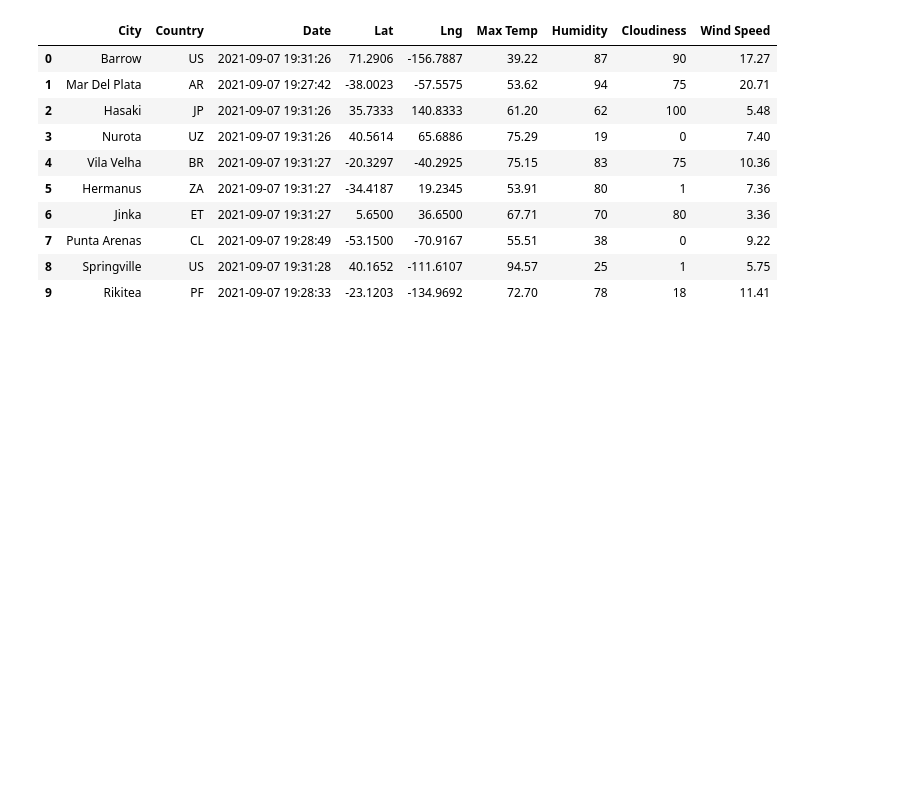
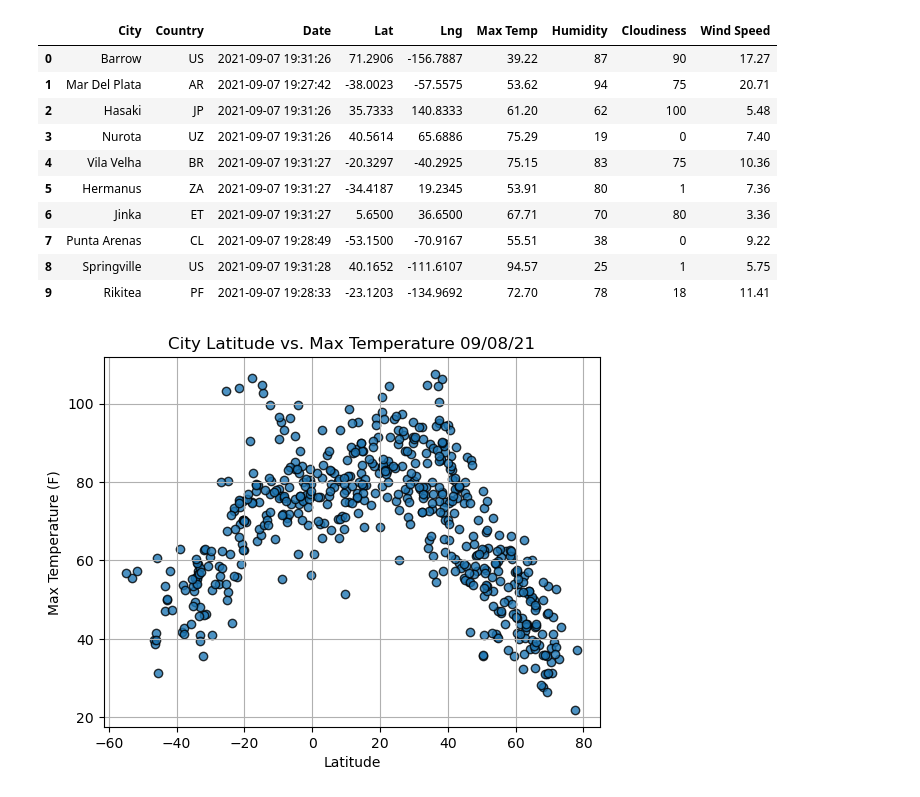
Before and after one commit to LeidyDoradoM/World_Weather_Analysis, a Jupyter notebook: WeatherPy.ipynb, the cells around one changed output. Saved outputs shown, nothing was run; the diff lists cells and outputs as text; code cells hidden in the pictures; blank space fills up the shorter version.

Commit message:
adding scatterplots for lat vs. weather metrics

```diff
--- a/WeatherPy.ipynb
+++ b/WeatherPy.ipynb
@@ -168,3 +168,12 @@ city_data_df.head(10)
 output_data_file = "weather_data/cities.csv"
 # Export the City_Data into a CSV.
 city_data_df.to_csv(output_data_file, index_label="City_ID")
+# %%
+## Visualizations:
+# let's see how temperature. humidity, cloudiness and wind speed vary with latitude
+# Extract relevant fields from the DataFrame for plotting.
+lats = city_data_df["Lat"]
+max_temps = city_data_df["Max Temp"]
+humidity = city_data_df["Humidity"]
+cloudiness = city_data_df["Cloudiness"]
+wind_speed = city_data_df["Wind Speed"]
@@ -170,0 +183,20 @@ city_data_df.to_csv(output_data_file, index_label="City_ID")
+# %%
+# Build the scatter plot for latitude vs. max temperature.
+plt.scatter(lats,
+            max_temps,
+            edgecolor="black", linewidths=1, marker="o",
+            alpha=0.8, label="Cities")
+
+# Incorporate the other graph properties.
+plt.title(f"City Latitude vs. Max Temperature "+ time.strftime("%x")) #strftime formats the current day in standard format
+plt.ylabel("Max Temperature (F)")
+plt.xlabel("Latitude")
+plt.grid(True)
+
+# Save the figure.
+plt.savefig("weather_data/Fig1.png")
+
+# Show plot.
+plt.show()
+# %% [output]
+[figure, added]
```
Also changed, not shown: parts of 4 cells of this notebook.
